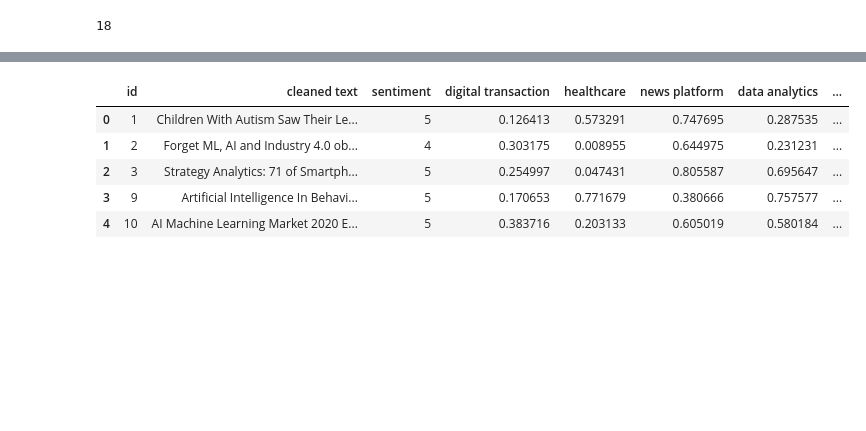
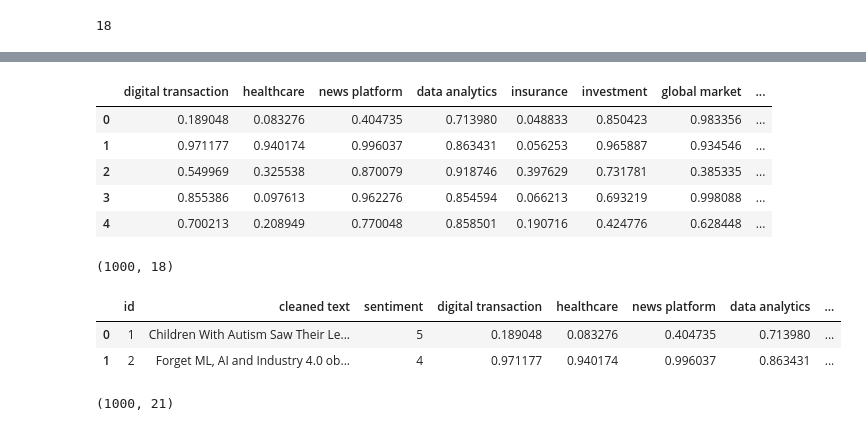
Before and after one commit to slvhuang/Final-Project-NLP, a Jupyter notebook: 3.1_topic_sentiment.ipynb, the cells around one changed output, grey strips where cells are left out. Cells and saved outputs as stored; diff of their text form; code cells hidden in the pictures; blank space fills up the shorter version.

```diff
--- a/3.1_topic_sentiment.ipynb
+++ b/3.1_topic_sentiment.ipynb
@@ -278,6 +207,6 @@ len(candidate_labels)
 # %%
 # Put reviews in a list
-seq_pos = df_news_positive['cleaned text'].to_list()
+seq_pos = df_news_positive['cleaned text'].sample(1000).to_list()
 
 # Set the hyppothesis template
 hypothesis_template = "The topic of this news article is {}."
@@ -292 +224,15 @@ topic_pos = zsl.predict(seq_pos,
+# %%
+pos_pred_df = pd.DataFrame(topic_pos, columns=candidate_labels)
+pos_pred_df.head()
+# %% [output]
+|  | digital transaction | healthcare | news platform | data analytics | insurance | investment | global market | ... |
+| 0 | 0.189048 | 0.083276 | 0.404735 | 0.713980 | 0.048833 | 0.850423 | 0.983356 | ... |
+| 1 | 0.971177 | 0.940174 | 0.996037 | 0.863431 | 0.056253 | 0.965887 | 0.934546 | ... |
+| 2 | 0.549969 | 0.325538 | 0.870079 | 0.918746 | 0.397629 | 0.731781 | 0.385335 | ... |
+| 3 | 0.855386 | 0.097613 | 0.962276 | 0.854594 | 0.066213 | 0.693219 | 0.998088 | ... |
+| 4 | 0.700213 | 0.208949 | 0.770048 | 0.858501 | 0.190716 | 0.424776 | 0.628448 | ... |
+# %%
+pos_pred_df.shape
+# %% [output]
+(1000, 18)
 # %%
@@ -298,19 +241,17 @@ pos_pred_df.to_json('result/pos_pred.json', orient='records', lines=True)
 # %%
 pos_news_topics = df_news_positive.join(pos_pred_df, how='inner')
 pos_news_topics = pos_news_topics[['id', 'cleaned text', 'sentiment'] + candidate_labels]
-
-# SAVE THE RESULTS
-pos_news_topics.to_json('result/pos_news_topics.json', orient='records', lines=True)
 
 # Reset multi-level index
 pos_news_topics.columns = pos_news_topics.columns.get_level_values(0)
 
 # Select the small-ish articles only
-pos_news_topics.head()
+pos_news_topics.head(2)
 # %% [output]
 |  | id | cleaned text | sentiment | digital transaction | healthcare | news platform | data analytics | ... |
-| 0 | 1 | Children With Autism Saw Their Le... | 5 | 0.126413 | 0.573291 | 0.747695 | 0.287535 | ... |
-| 1 | 2 | Forget ML, AI and Industry 4.0 ob... | 4 | 0.303175 | 0.008955 | 0.644975 | 0.231231 | ... |
-| 2 | 3 | Strategy Analytics: 71 of Smartph... | 5 | 0.254997 | 0.047431 | 0.805587 | 0.695647 | ... |
-| 3 | 9 | Artificial Intelligence In Behavi... | 5 | 0.170653 | 0.771679 | 0.380666 | 0.757577 | ... |
-| 4 | 10 | AI Machine Learning Market 2020 E... | 5 | 0.383716 | 0.203133 | 0.605019 | 0.580184 | ... |
+| 0 | 1 | Children With Autism Saw Their Le... | 5 | 0.189048 | 0.083276 | 0.404735 | 0.713980 | ... |
+| 1 | 2 | Forget ML, AI and Industry 4.0 ob... | 4 | 0.971177 | 0.940174 | 0.996037 | 0.863431 | ... |
+# %%
+pos_news_topics.shape
+# %% [output]
+(1000, 21)
```
Also changed, not shown: parts of 27 cells of this notebook, 4 other files.
